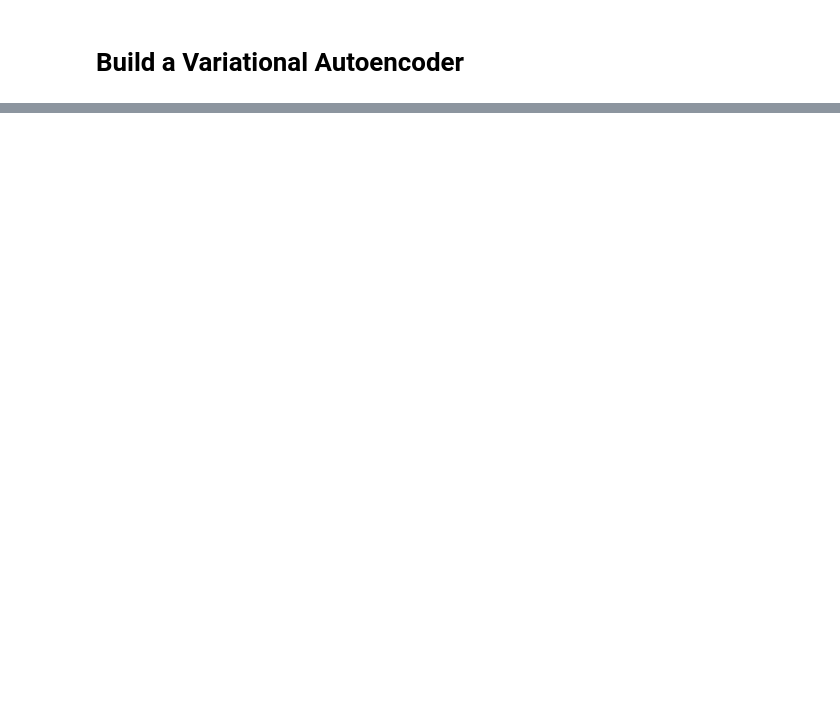
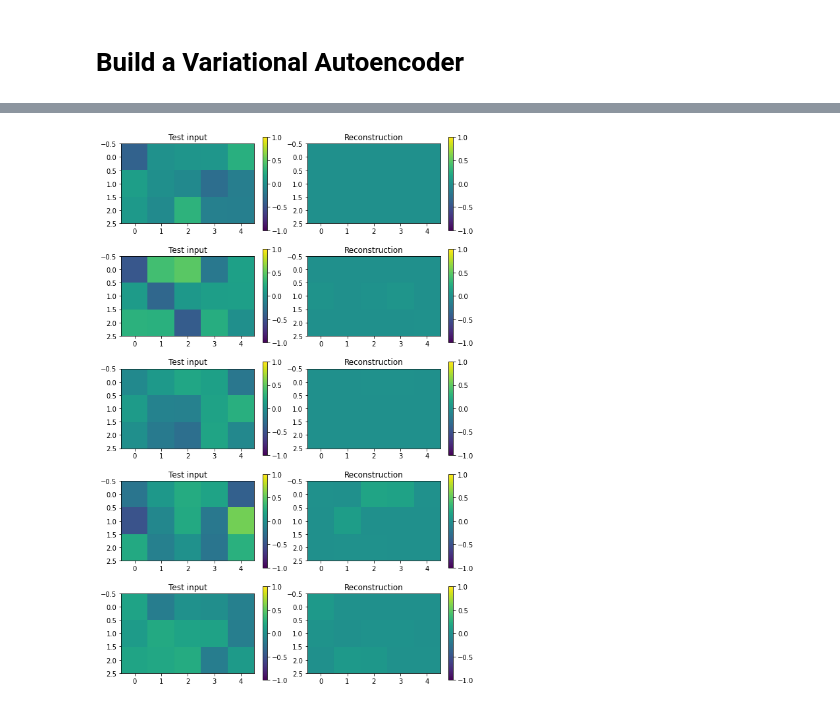
Before and after one commit to nahumsa/VAE-RBM-Pretraining, a Jupyter notebook: VAE Entanglement Witness.ipynb, the cells around one changed output, grey strips where cells are left out. Cells and saved outputs as stored; diff of their text form; code cells hidden in the pictures; blank space fills up the shorter version.

```diff
--- a/VAE Entanglement Witness.ipynb
+++ b/VAE Entanglement Witness.ipynb
@@ -87,0 +193,3 @@ print(labels)
+# %%
+for i in range(len(layers)):
+  print(len(layers)-i-1)
@@ -87,0 +306,24 @@ print(labels)
+# %%
+n_to_show = 5
+example_idx = np.random.choice(range(len(X_test)), n_to_show)
+example_images = X_test[example_idx]
+
+z_points = bvae.encoder.predict(example_images)
+
+reconst_images = bvae.decoder.predict(z_points)
+
+plt.figure(figsize=(8, 12))
+for i in range(n_to_show):
+
+    plt.subplot(5, 2, 2*i + 1)
+    plt.imshow(example_images[i].reshape(3,5), vmin=-1, vmax=1)#, cmap="gray")
+    plt.title("Test input")
+    plt.colorbar()
+    plt.subplot(5, 2, 2*i + 2)
+    plt.imshow(reconst_images[i].reshape(3,5), vmin=-1, vmax=1)#, cmap="gray")
+    plt.title("Reconstruction")
+    plt.colorbar()
+
+plt.tight_layout()
+# %% [output]
+[figure, added]
```
Also changed, not shown: parts of 27 cells of this notebook.
